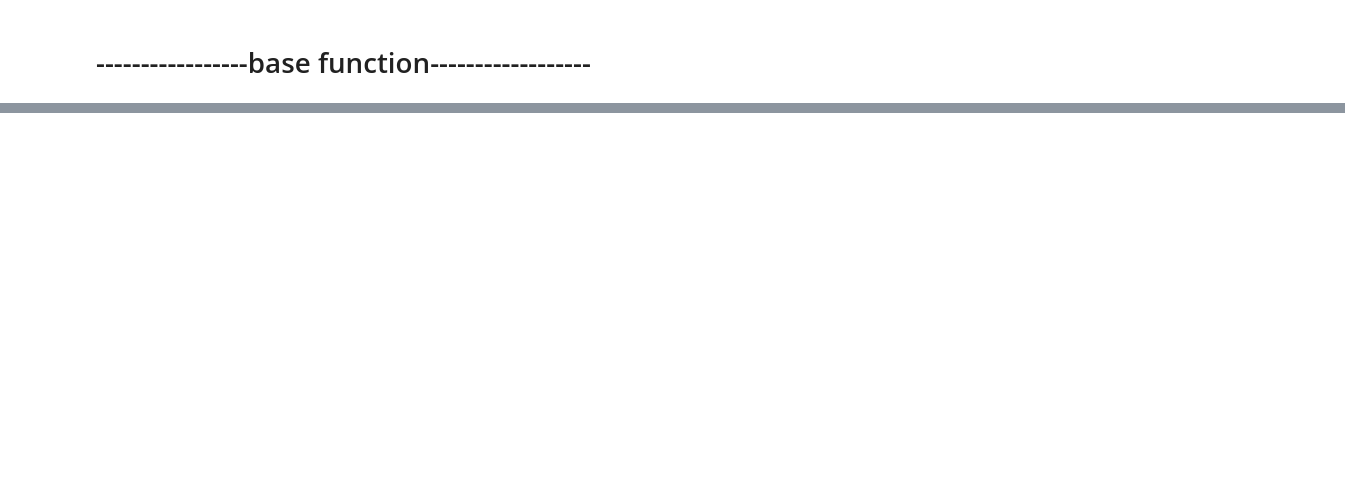
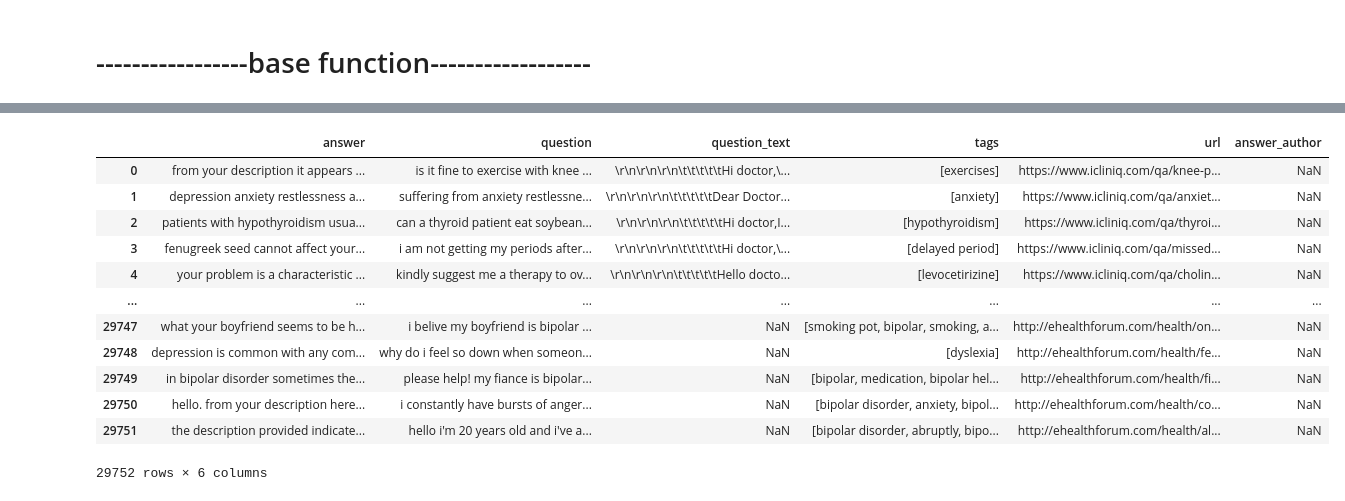
Before and after one commit to michaelwaheb/CIT690E-DeepLearning_Michael_Reda_191002, a Jupyter notebook: chatbot/model_v2.ipynb, the cells around one changed output, grey strips where cells are left out. Saved outputs shown, nothing was run; the diff lists cells and outputs as text; code cells hidden in the pictures; blank space fills up the shorter version.

```diff
--- a/chatbot/model_v2.ipynb
+++ b/chatbot/model_v2.ipynb
@@ -425,0 +429,18 @@ plt.show()
+# %%
+import json
+def readJson(filename):
+  with open(filename, 'r') as file:
+    intents = json.load(file)
+    return intents
+# %%
+icliniqQAs = readJson('icliniqQAs.json')
+webmdQAs = readJson('webmdQAs.json')
+questionDoctorQAs = readJson('questionDoctorQAs.json')
+ehealthforumQAs = readJson('ehealthforumQAs.json')
+
+all_medical_list = icliniqQAs+webmdQAs+questionDoctorQAs+ehealthforumQAs
+print(len(icliniqQAs)+len(webmdQAs)+len(questionDoctorQAs)+len(ehealthforumQAs))
+print(len(all_medical_list))
+type(all_medical_list)
+
+all_medical_list[0]
@@ -425,0 +455,18 @@ plt.show()
+# %%
+import pandas as pd
+all_medical_df = pd.DataFrame.from_dict(all_medical_list)
+all_medical_df
+# %% [output]
+|  | answer | question | question_text | tags | url | answer_author |
+| 0 | from your description it appears ... | is it fine to exercise with knee ... | \r\n\r\n\r\n\t\t\t\t\tHi doctor,\... | [exercises] | https://www.icliniq.com/qa/knee-p... | NaN |
+| 1 | depression anxiety restlessness a... | suffering from anxiety restlessne... | \r\n\r\n\r\n\t\t\t\t\tDear Doctor... | [anxiety] | https://www.icliniq.com/qa/anxiet... | NaN |
+| 2 | patients with hypothyroidism usua... | can a thyroid patient eat soybean... | \r\n\r\n\r\n\t\t\t\t\tHi doctor,I... | [hypothyroidism] | https://www.icliniq.com/qa/thyroi... | NaN |
+| 3 | fenugreek seed cannot affect your... | i am not getting my periods after... | \r\n\r\n\r\n\t\t\t\t\tHi doctor,\... | [delayed period] | https://www.icliniq.com/qa/missed... | NaN |
+| 4 | your problem is a characteristic ... | kindly suggest me a therapy to ov... | \r\n\r\n\r\n\t\t\t\t\tHello docto... | [levocetirizine] | https://www.icliniq.com/qa/cholin... | NaN |
+| ... | ... | ... | ... | ... | ... | ... |
+| 29747 | what your boyfriend seems to be h... | i belive my boyfriend is bipolar ... | NaN | [smoking pot, bipolar, smoking, a... | http://ehealthforum.com/health/on... | NaN |
+| 29748 | depression is common with any com... | why do i feel so down when someon... | NaN | [dyslexia] | http://ehealthforum.com/health/fe... | NaN |
+| 29749 | in bipolar disorder sometimes the... | please help! my fiance is bipolar... | NaN | [bipolar, medication, bipolar hel... | http://ehealthforum.com/health/fi... | NaN |
+| 29750 | hello. from your description here... | i constantly have bursts of anger... | NaN | [bipolar disorder, anxiety, bipol... | http://ehealthforum.com/health/co... | NaN |
+| 29751 | the description provided indicate... | hello i'm 20 years old and i've a... | NaN | [bipolar disorder, abruptly, bipo... | http://ehealthforum.com/health/al... | NaN |
+29752 rows × 6 columns
```
Also changed, not shown: parts of 18 cells of this notebook.
